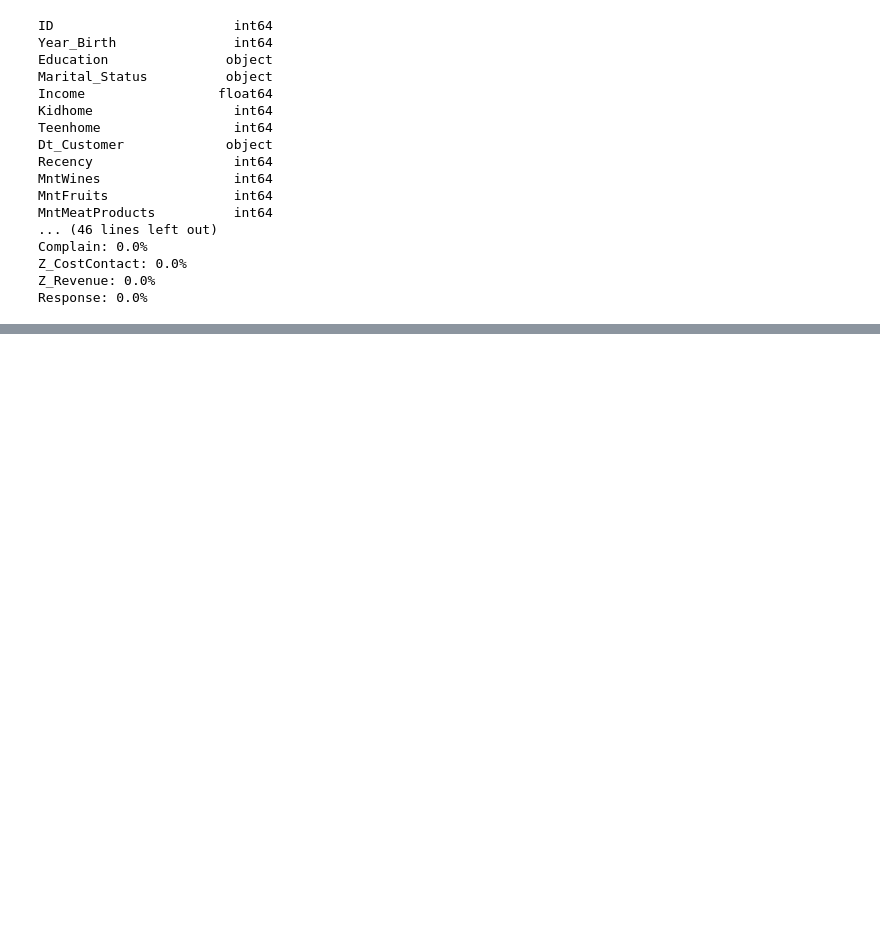
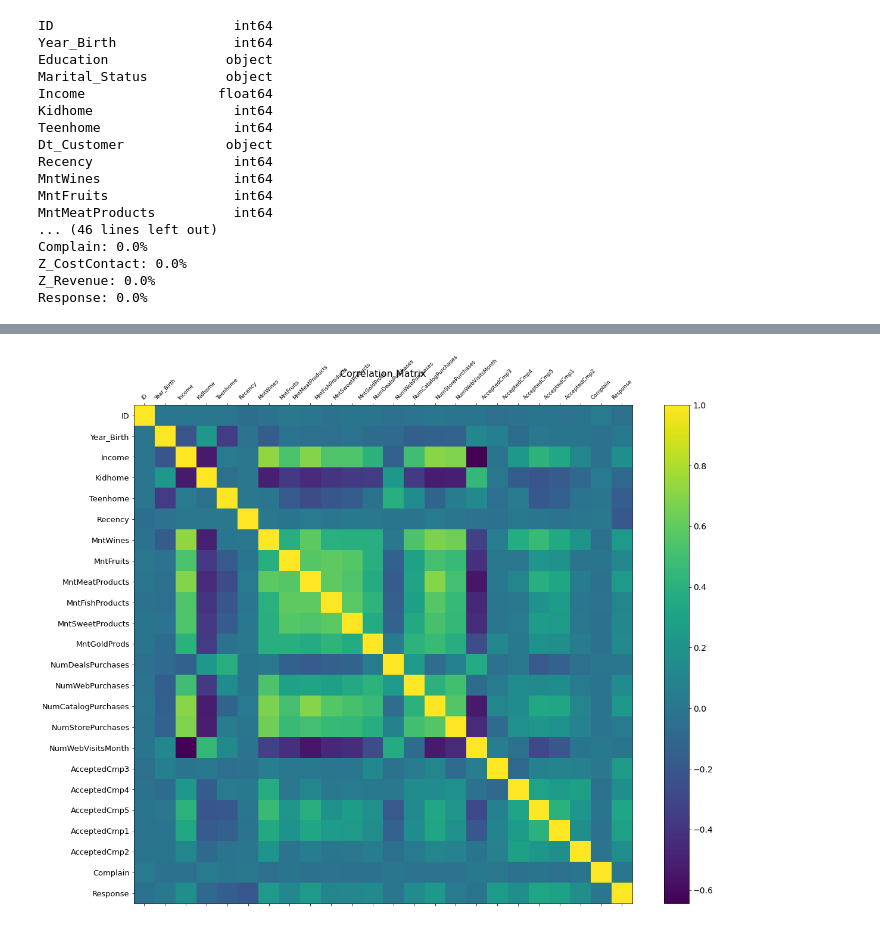
Before and after one commit to NicholasBaraldi/ifood_da_challenge, a Jupyter notebook: solution.ipynb, the cells around one changed output, grey strips where cells are left out. Drawn from its saved outputs; the diff is of its cells as text; code cells hidden in the pictures; blank space fills up the shorter version.

```diff
--- a/solution.ipynb
+++ b/solution.ipynb
@@ -50,0 +86,15 @@ iplot(fig)
+# %%
+# removing Z columns
+
+df.drop('Z_CostContact', axis = 1, inplace=True)
+df.drop('Z_Revenue', axis = 1, inplace=True)
+# %%
+f = plt.figure(figsize=(19, 15))
+plt.matshow(df.corr(), fignum=f.number)
+plt.xticks(range(df.select_dtypes(['number']).shape[1]), df.select_dtypes(['number']).columns, fontsize=9, rotation=45)
+plt.yticks(range(df.select_dtypes(['number']).shape[1]), df.select_dtypes(['number']).columns, fontsize=13)
+cb = plt.colorbar()
+cb.ax.tick_params(labelsize=14)
+plt.title('Correlation Matrix', fontsize=16);
+# %% [output]
+[figure, added]
```
Also changed, not shown: parts of 5 cells of this notebook.
